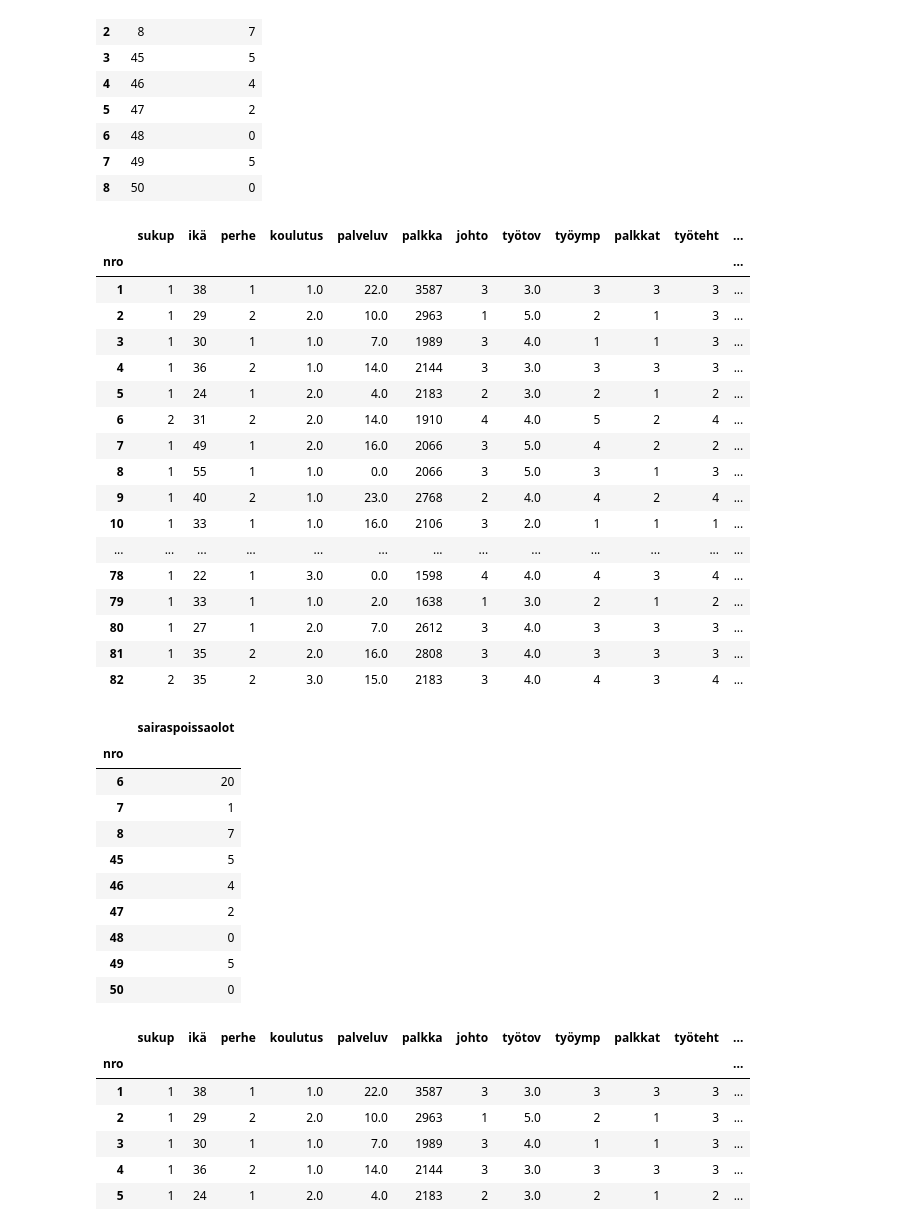
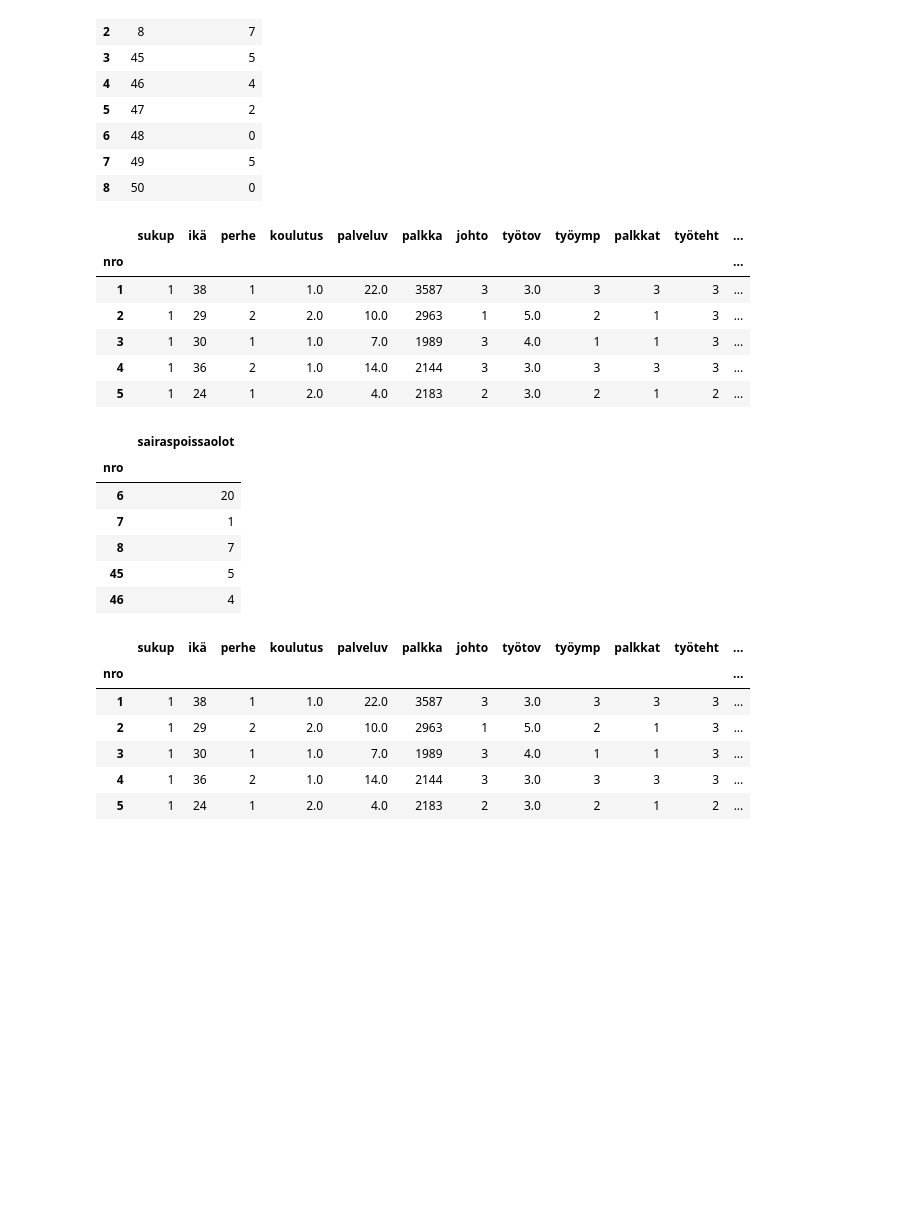
Before and after one commit to taanila/data, a Jupyter notebook: yhdista.ipynb, the cells around one changed output. Cells and saved outputs as stored; diff of their text form; code cells hidden in the pictures; blank space fills up the shorter version.

```diff
--- a/yhdista.ipynb
+++ b/yhdista.ipynb
@@ -61,29 +61,18 @@ df1 = df1.set_index('nro')
 df2 = df2.set_index('nro')
 # %%
 # Varmistan, että nro:n siirto indeksiin onnnistui
-df1
+df1.head()
 # %% [output]
 |  | sukup | ikä | perhe | koulutus | palveluv | palkka | johto | työtov | työymp | palkkat | työteht | ... |
 | nro |  |  |  |  |  |  |  |  |  |  |  | ... |
 | 1 | 1 | 38 | 1 | 1.0 | 22.0 | 3587 | 3 | 3.0 | 3 | 3 | 3 | ... |
 | 2 | 1 | 29 | 2 | 2.0 | 10.0 | 2963 | 1 | 5.0 | 2 | 1 | 3 | ... |
 | 3 | 1 | 30 | 1 | 1.0 | 7.0 | 1989 | 3 | 4.0 | 1 | 1 | 3 | ... |
 | 4 | 1 | 36 | 2 | 1.0 | 14.0 | 2144 | 3 | 3.0 | 3 | 3 | 3 | ... |
 | 5 | 1 | 24 | 1 | 2.0 | 4.0 | 2183 | 2 | 3.0 | 2 | 1 | 2 | ... |
-| 6 | 2 | 31 | 2 | 2.0 | 14.0 | 1910 | 4 | 4.0 | 5 | 2 | 4 | ... |
-| 7 | 1 | 49 | 1 | 2.0 | 16.0 | 2066 | 3 | 5.0 | 4 | 2 | 2 | ... |
-| 8 | 1 | 55 | 1 | 1.0 | 0.0 | 2066 | 3 | 5.0 | 3 | 1 | 3 | ... |
-| 9 | 1 | 40 | 2 | 1.0 | 23.0 | 2768 | 2 | 4.0 | 4 | 2 | 4 | ... |
-| 10 | 1 | 33 | 1 | 1.0 | 16.0 | 2106 | 3 | 2.0 | 1 | 1 | 1 | ... |
-| ... | ... | ... | ... | ... | ... | ... | ... | ... | ... | ... | ... | ... |
-| 78 | 1 | 22 | 1 | 3.0 | 0.0 | 1598 | 4 | 4.0 | 4 | 3 | 4 | ... |
-| 79 | 1 | 33 | 1 | 1.0 | 2.0 | 1638 | 1 | 3.0 | 2 | 1 | 2 | ... |
-| 80 | 1 | 27 | 1 | 2.0 | 7.0 | 2612 | 3 | 4.0 | 3 | 3 | 3 | ... |
-| 81 | 1 | 35 | 2 | 2.0 | 16.0 | 2808 | 3 | 4.0 | 3 | 3 | 3 | ... |
-| 82 | 2 | 35 | 2 | 3.0 | 15.0 | 2183 | 3 | 4.0 | 4 | 3 | 4 | ... |
 # %%
 # Varmistan, että nro:n siirto indeksiin onnnistui
-df2
+df2.head()
 # %% [output]
 |  | sairaspoissaolot |
 | nro |  |
@@ -92,10 +81,6 @@ df2
 | 8 | 7 |
 | 45 | 5 |
 | 46 | 4 |
-| 47 | 2 |
-| 48 | 0 |
-| 49 | 5 |
-| 50 | 0 |
 # %%
 # Yhdistän df1 ja df2 vierekkäin (axis = 1 merkitsee vierekkäin yhdistämistä)
 df3 = pd.concat([df1, df2], axis = 1)
```
Also changed, not shown: parts of 2 cells of this notebook.
